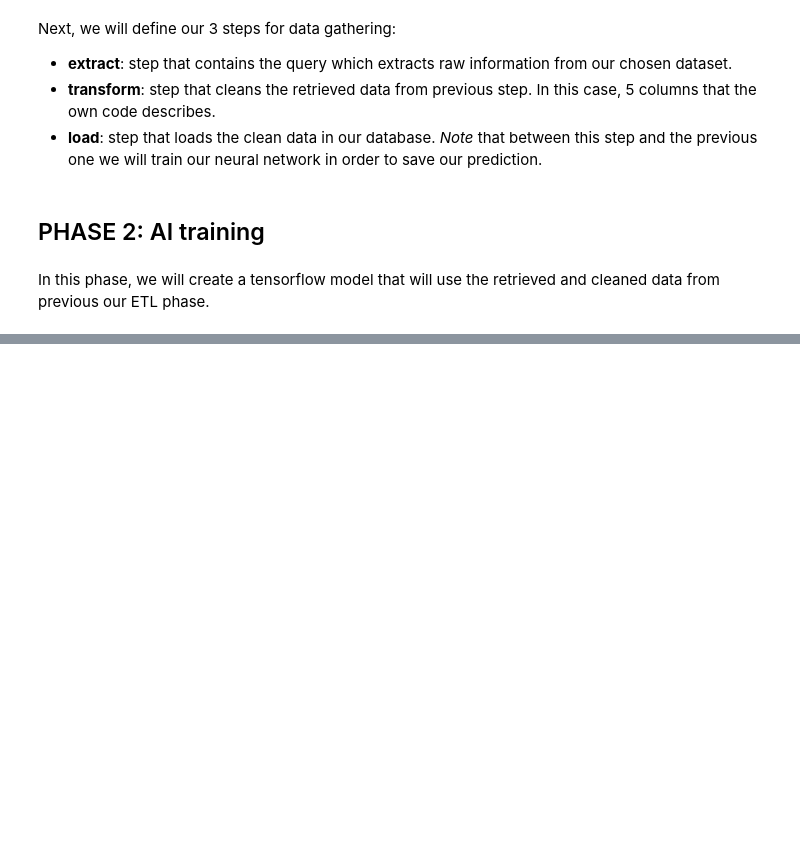
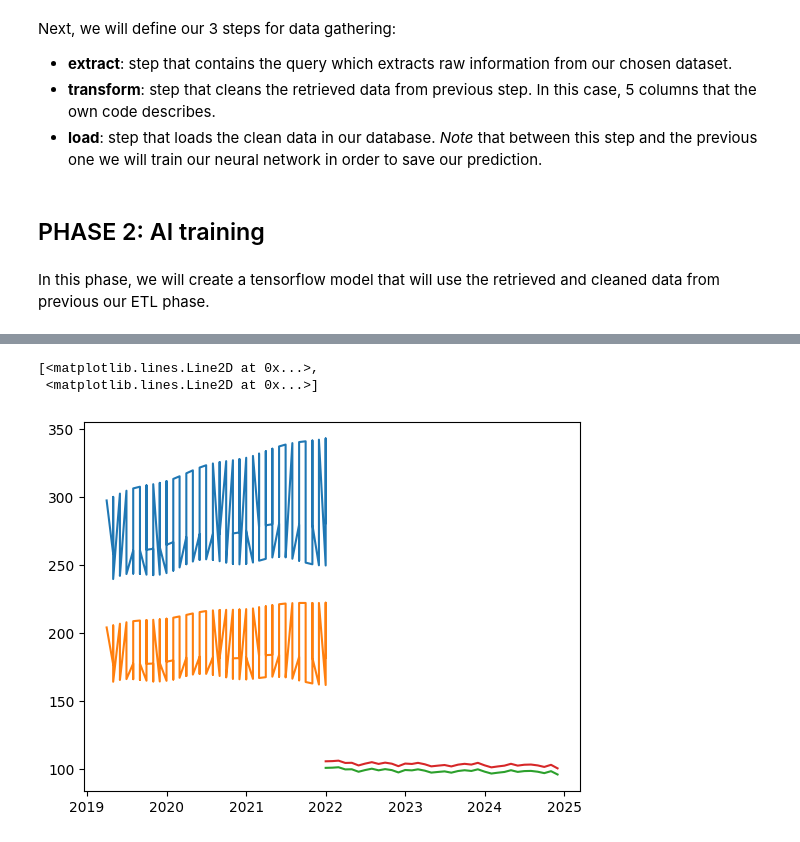
Before and after one commit to JhostinD/tfg-informatica, a Jupyter notebook: src/main_notebook.ipynb, the cells around one changed output, grey strips where cells are left out. Drawn from its saved outputs; the diff is of its cells as text; code cells hidden in the pictures; blank space fills up the shorter version.

Commit message:
feat: added future predictions

```diff
--- a/src/main_notebook.ipynb
+++ b/src/main_notebook.ipynb
@@ -333,8 +204,0 @@ X_test[1][2:4]
-# %%
-X_test_list = []
-for i in range(len(X_test)):
-    X_test_list.append(X_test[i][2:4])
-
-
-test_predictions_df1 = pd.DataFrame({'X_test':list(X_test_list),
-                                    'LSTM Prediction':list(test_predictions1)})
@@ -342,0 +205,5 @@ test_predictions_df1
+# %%
+n_days_to_predict = 36
+n_last_past_day = df_dates[-1]
+
+future_predictions = model_gru.predict(X[-n_days_to_predict:])
@@ -342,0 +212,18 @@ test_predictions_df1
+# %%
+future_predictions_dates = []
+
+for i in range(n_days_to_predict):
+    future_predictions_dates.append(n_last_past_day + pd.DateOffset(months=i))
+# %%
+future_predictions_df = pd.DataFrame(index=future_predictions_dates, data={'hpi_value_prediction_GRU': future_predictions[:, 0],
+                                           'hpi_real_prediction_GRU': future_predictions[:, 1]})
+
+original_df = pd.DataFrame(data={'hpi_value': data_processed['hpi_value'],
+                                 'hpi_real': data_processed['hpi_real']})
+# %%
+plt.plot(original_df[-100:])
+plt.plot(future_predictions_df)
+# %% [output]
+[<matplotlib.lines.Line2D at 0x...>,
+ <matplotlib.lines.Line2D at 0x...>]
+[figure, added]
```
Also changed, not shown: parts of 22 cells of this notebook.
